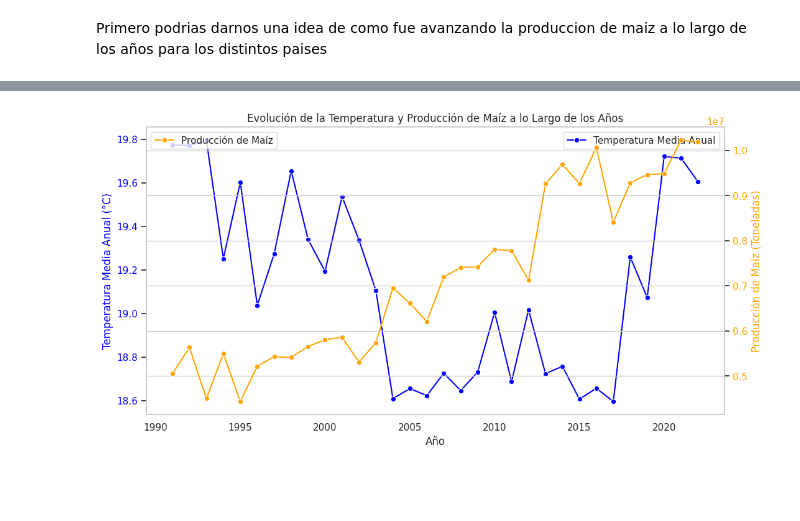
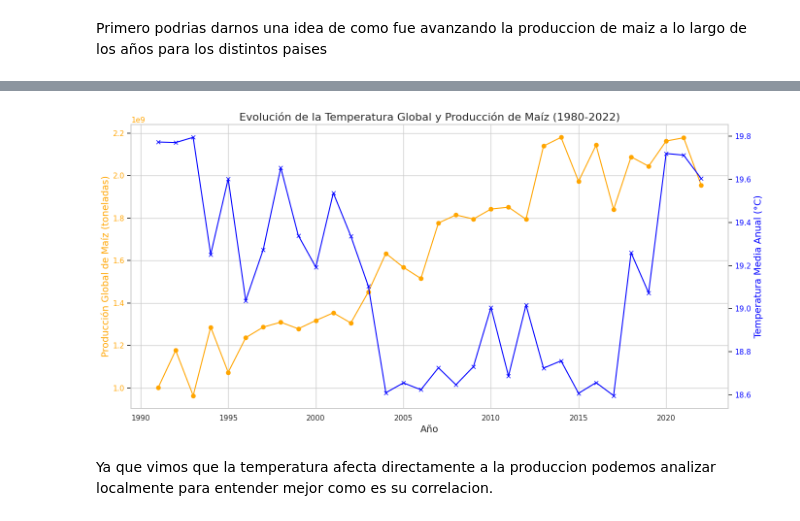
Before and after one commit to Nahuelito22/Data_StoryTelling_Ghilardi, a Jupyter notebook: PrediccionAgricola.ipynb, the cells around one changed output, grey strips where cells are left out. Cells and saved outputs as stored; diff of their text form; code cells hidden in the pictures; blank space fills up the shorter version.

```diff
--- a/PrediccionAgricola.ipynb
+++ b/PrediccionAgricola.ipynb
@@ -709,33 +831,45 @@ WARNING:matplotlib.legend:No artists with labels found to put in legend.  Note t
 # %%
-# Agrupamos por año y calculamos la media de temperatura y producción de maíz
-df_grouped = dfPrediccionAgricola_imputado.groupby('Year').agg({
-    'Annual Mean': 'mean',
-    'Production': 'mean'
-}).reset_index()
 
-# Creamos el gráfico con ejes duales
-fig, ax1 = plt.subplots(figsize=(12, 6))
+# Asumimos que 'dfPrediccionAgricola_imputado' es tu DataFrame.
+df = dfPrediccionAgricola_imputado
 
-# Eje para la temperatura
-color = 'blue'
-ax1.set_xlabel('Año')
-ax1.set_ylabel('Temperatura Media Anual (°C)', color=color)
-sns.lineplot(data=df_grouped, x='Year', y='Annual Mean', ax=ax1, color=color, marker='o', label='Temperatura Media Anual')
+# Agrupar los datos por año y sumar la producción de maíz
+production_by_year = df.groupby('Year')['Production'].sum().reset_index()
+
+# Crear un DataFrame con la temperatura media anual por año
+temperature_by_year = df.groupby('Year')['Annual Mean'].mean().reset_index()
+
+# Unir ambos DataFrames por el año
+combined_data = pd.merge(production_by_year, temperature_by_year, on='Year', suffixes=('_Production', '_Temperature'))
+
+# Configurar el gráfico
+fig, ax1 = plt.subplots(figsize=(14, 7))
+
+# Graficar la producción de maíz en el eje Y izquierdo
+color = 'orange'
+ax1.set_xlabel('Año', fontsize=14)
+ax1.set_ylabel('Producción Global de Maíz (toneladas)', color=color, fontsize=14)
+ax1.plot(combined_data['Year'], combined_data['Production'], label='Producción Global de Maíz', color=color, marker='o')
 ax1.tick_params(axis='y', labelcolor=color)
 
-# Crear un segundo eje para la producción de maíz
+# Crear un segundo eje Y para la temperatura
 ax2 = ax1.twinx()
-color = 'orange'
-ax2.set_ylabel('Producción de Maíz (Toneladas)', color=color)
-sns.lineplot(data=df_grouped, x='Year', y='Production', ax=ax2, color=color, marker='o', label='Producción de Maíz')
+color = 'blue'
+ax2.set_ylabel('Temperatura Media Anual (°C)', color=color, fontsize=14)
+ax2.plot(combined_data['Year'], combined_data['Annual Mean'], label='Temperatura Media Anual', color=color, marker='x')
 ax2.tick_params(axis='y', labelcolor=color)
 
-# Personalizamos el gráfico
-plt.title('Evolución de la Temperatura y Producción de Maíz a lo Largo de los Años')
-ax1.grid()
+# Configurar el título y mostrar la leyenda
+plt.title('Evolución de la Temperatura Global y Producción de Maíz (1980-2022)', fontsize=16)
+fig.tight_layout()  # Ajustar el layout para evitar solapamientos
+plt.grid()
+
+# Mostrar el gráfico
 plt.show()
 # %% [output]
-[figure, old version]
+[figure, new version]
+# %% [markdown]
+Ya que vimos que la temperatura afecta directamente a la produccion podemos analizar localmente para entender mejor como es su correlacion.
 # %%
 country_data = dfPrediccionAgricola_imputado[dfPrediccionAgricola_imputado['Country'] == 'Argentina']
 plt.figure(figsize=(12, 6))
```
Also changed, not shown: parts of 19 cells of this notebook.
